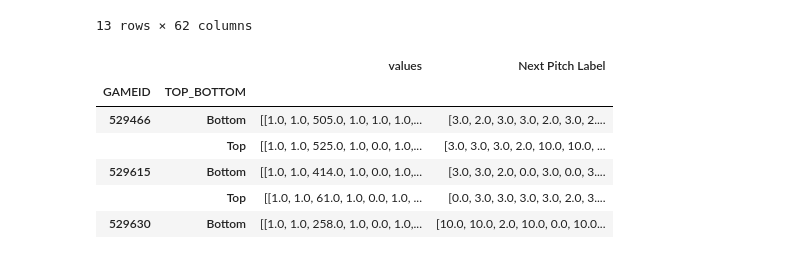
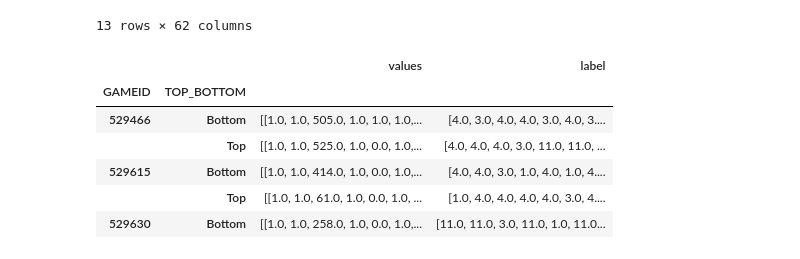
Before and after one commit to jelandes19/LSTMsAndInterpretability, a Jupyter notebook: PitchPredictionLSTM.ipynb, the cells around one changed output. Cells and saved outputs as stored; diff of their text form; code cells hidden in the pictures.

```diff
--- a/PitchPredictionLSTM.ipynb
+++ b/PitchPredictionLSTM.ipynb
@@ -38,16 +38,16 @@ pitches.groupby(["PI_PITCH_TYPE", "Pitch Type"]).count()
 | XX | 12 | 169 | 169 | 169 | 169 | 169 | 169 | 169 | ... |
 13 rows × 62 columns
 # %%
-data_ready = pitches.groupby(['GAMEID', 'TOP_BOTTOM']).agg({'values': lambda x: list(x), 'Next Pitch Label': lambda x: list(x)})
+data_ready = pitches.groupby(['GAMEID', 'TOP_BOTTOM']).agg({'values': lambda x: list(x), 'label': lambda x: list(x)})
 data_ready.head()
 # %% [output]
-|  |  | values | Next Pitch Label |
+|  |  | values | label |
 | GAMEID | TOP_BOTTOM |  |  |
-| 529466 | Bottom | [[1.0, 1.0, 505.0, 1.0, 1.0, 1.0,... | [3.0, 2.0, 3.0, 3.0, 2.0, 3.0, 2.... |
-|  | Top | [[1.0, 1.0, 525.0, 1.0, 0.0, 1.0,... | [3.0, 3.0, 3.0, 2.0, 10.0, 10.0, ... |
-| 529615 | Bottom | [[1.0, 1.0, 414.0, 1.0, 0.0, 1.0,... | [3.0, 3.0, 2.0, 0.0, 3.0, 0.0, 3.... |
-|  | Top | [[1.0, 1.0, 61.0, 1.0, 0.0, 1.0, ... | [0.0, 3.0, 3.0, 3.0, 3.0, 2.0, 3.... |
-| 529630 | Bottom | [[1.0, 1.0, 258.0, 1.0, 0.0, 1.0,... | [10.0, 10.0, 2.0, 10.0, 0.0, 10.0... |
+| 529466 | Bottom | [[1.0, 1.0, 505.0, 1.0, 1.0, 1.0,... | [4.0, 3.0, 4.0, 4.0, 3.0, 4.0, 3.... |
+|  | Top | [[1.0, 1.0, 525.0, 1.0, 0.0, 1.0,... | [4.0, 4.0, 4.0, 3.0, 11.0, 11.0, ... |
+| 529615 | Bottom | [[1.0, 1.0, 414.0, 1.0, 0.0, 1.0,... | [4.0, 4.0, 3.0, 1.0, 4.0, 1.0, 4.... |
+|  | Top | [[1.0, 1.0, 61.0, 1.0, 0.0, 1.0, ... | [1.0, 4.0, 4.0, 4.0, 4.0, 3.0, 4.... |
+| 529630 | Bottom | [[1.0, 1.0, 258.0, 1.0, 0.0, 1.0,... | [11.0, 11.0, 3.0, 11.0, 1.0, 11.0... |
 # %%
 train, test = train_test_split(data_ready, test_size=0.2)
 # %%
```
Also changed, not shown: parts of 11 cells of this notebook, 5 other files.
